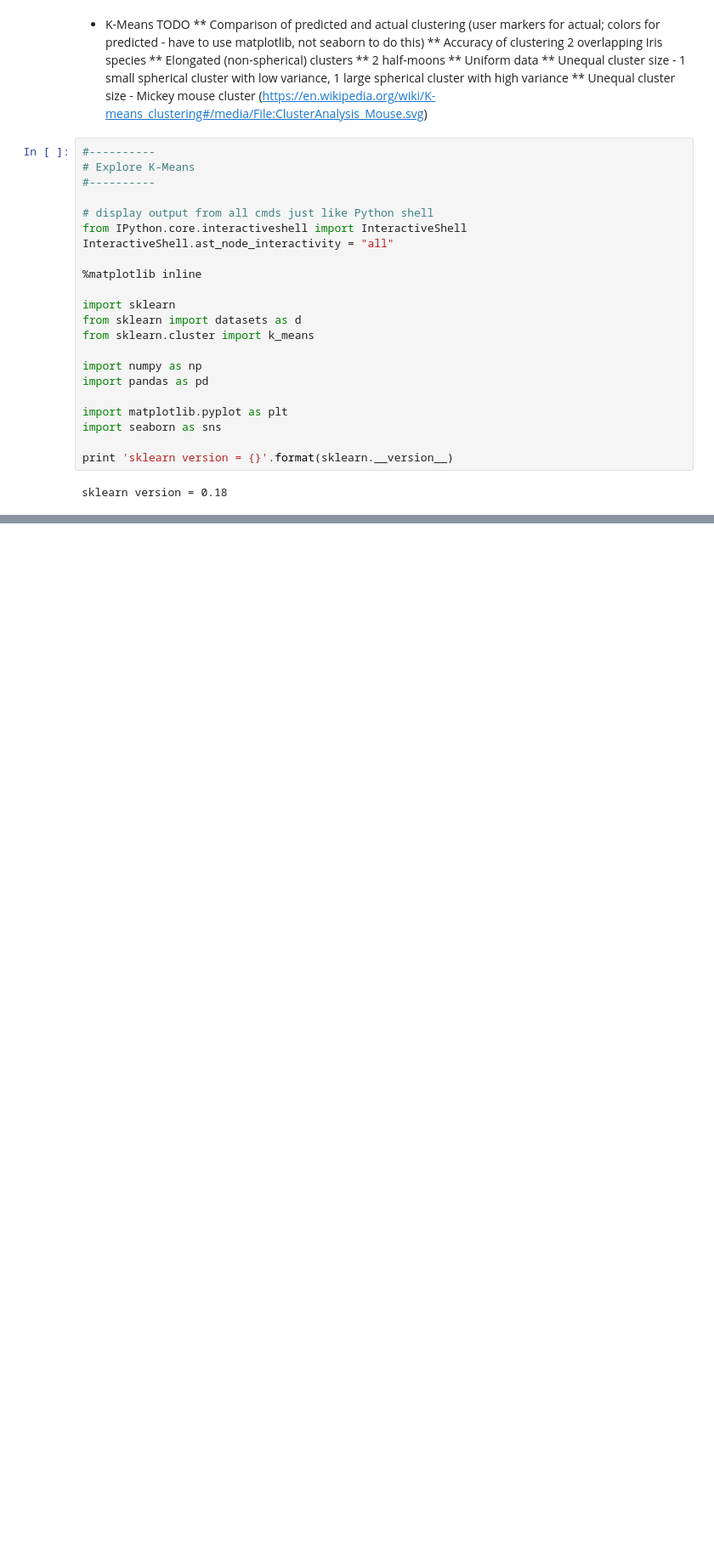
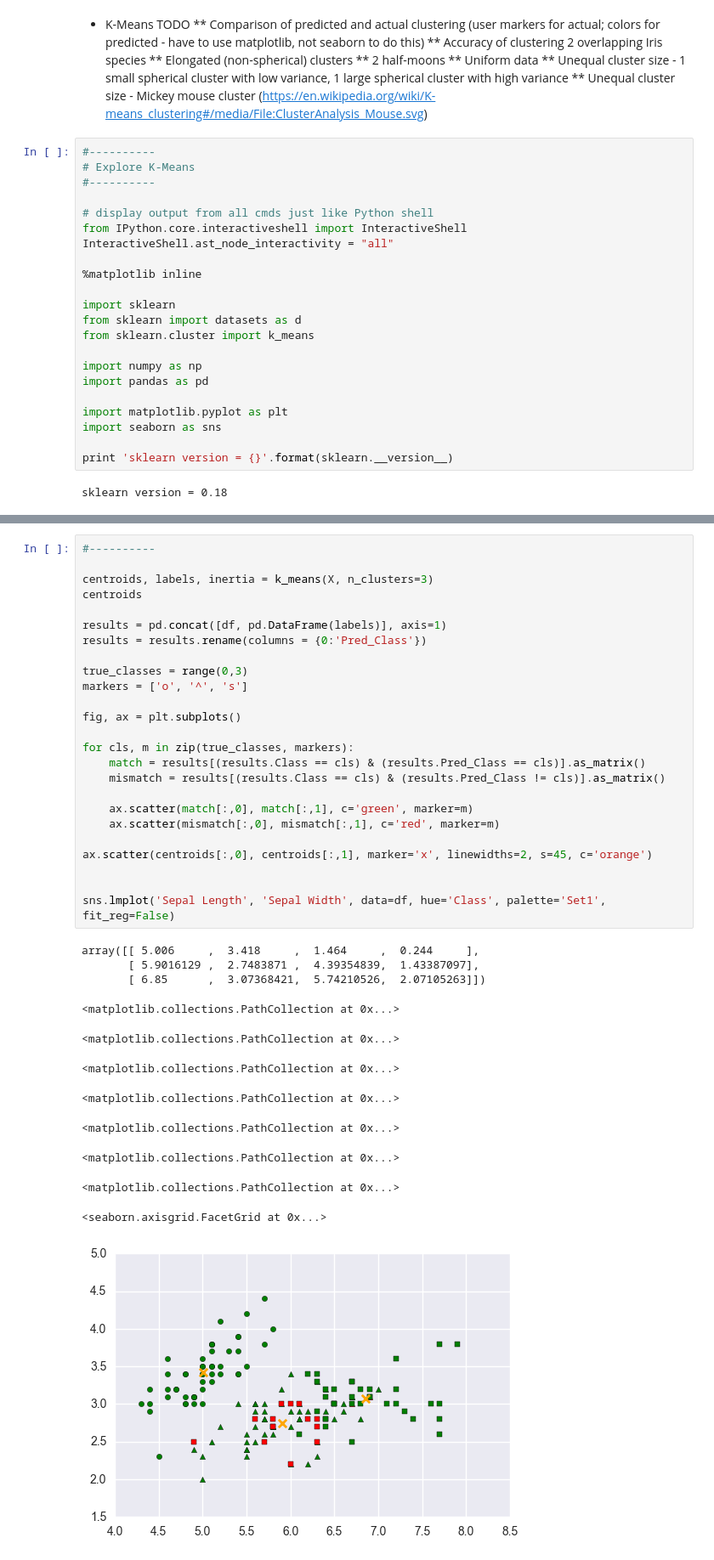
Before and after one commit to niranjv/ml-notes, a Jupyter notebook: KMeans.ipynb, the cells around one changed output, grey strips where cells are left out. Shown: that part at 85% size. Saved outputs shown, nothing was run; the diff lists cells and outputs as text; blank space fills up the shorter version.

```diff
--- a/KMeans.ipynb
+++ b/KMeans.ipynb
@@ -97,0 +54,38 @@ for cls, col in zip(classes, colors):
+# %%
+#----------
+
+centroids, labels, inertia = k_means(X, n_clusters=3)
+centroids
+
+results = pd.concat([df, pd.DataFrame(labels)], axis=1)
+results = results.rename(columns = {0:'Pred_Class'})
+
+true_classes = range(0,3)
+markers = ['o', '^', 's']
+
+fig, ax = plt.subplots()
+
+for cls, m in zip(true_classes, markers):
+    match = results[(results.Class == cls) & (results.Pred_Class == cls)].as_matrix()
+    mismatch = results[(results.Class == cls) & (results.Pred_Class != cls)].as_matrix()
+
+    ax.scatter(match[:,0], match[:,1], c='green', marker=m)
+    ax.scatter(mismatch[:,0], mismatch[:,1], c='red', marker=m)
+
+ax.scatter(centroids[:,0], centroids[:,1], marker='x', linewidths=2, s=45, c='orange')
+
+
+sns.lmplot('Sepal Length', 'Sepal Width', data=df, hue='Class', palette='Set1', fit_reg=False)
+# %% [output]
+array([[ 5.006     ,  3.418     ,  1.464     ,  0.244     ],
+       [ 5.9016129 ,  2.7483871 ,  4.39354839,  1.43387097],
+       [ 6.85      ,  3.07368421,  5.74210526,  2.07105263]])
+<matplotlib.collections.PathCollection at 0x...>
+<matplotlib.collections.PathCollection at 0x...>
+<matplotlib.collections.PathCollection at 0x...>
+<matplotlib.collections.PathCollection at 0x...>
+<matplotlib.collections.PathCollection at 0x...>
+<matplotlib.collections.PathCollection at 0x...>
+<matplotlib.collections.PathCollection at 0x...>
+<seaborn.axisgrid.FacetGrid at 0x...>
+[figure, added]
```
Also changed, not shown: parts of 3 cells of this notebook.
